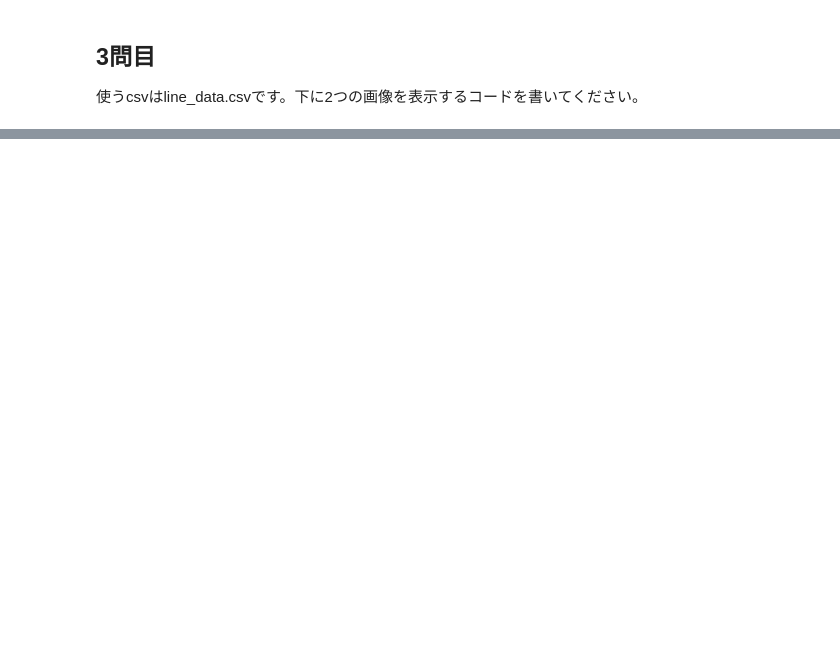
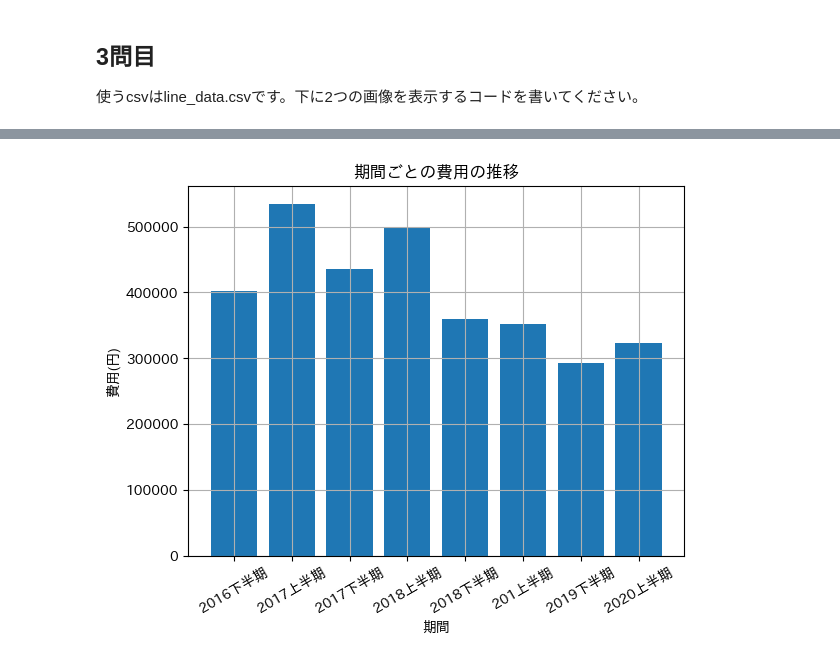
Before and after one commit to Yuka0830/BasicPython, a Jupyter notebook: matplotlib_exercise.ipynb, the cells around one changed output, grey strips where cells are left out. Saved outputs shown, nothing was run; the diff lists cells and outputs as text; code cells hidden in the pictures; blank space fills up the shorter version.

```diff
--- a/matplotlib_exercise.ipynb
+++ b/matplotlib_exercise.ipynb
@@ -41,0 +66,12 @@ plt.legend()
+# %%
+df4=pd.read_csv('data/line_data.csv')
+x=df4['期間']
+y=df4['費用']
+plt.bar(x,y)
+plt.title('期間ごとの費用の推移')
+plt.xlabel('期間')
+plt.xticks(rotation=30)
+plt.ylabel('費用(円)')
+plt.grid(True)
+# %% [output]
+[figure, added]
```
Also changed, not shown: parts of 2 cells of this notebook.
